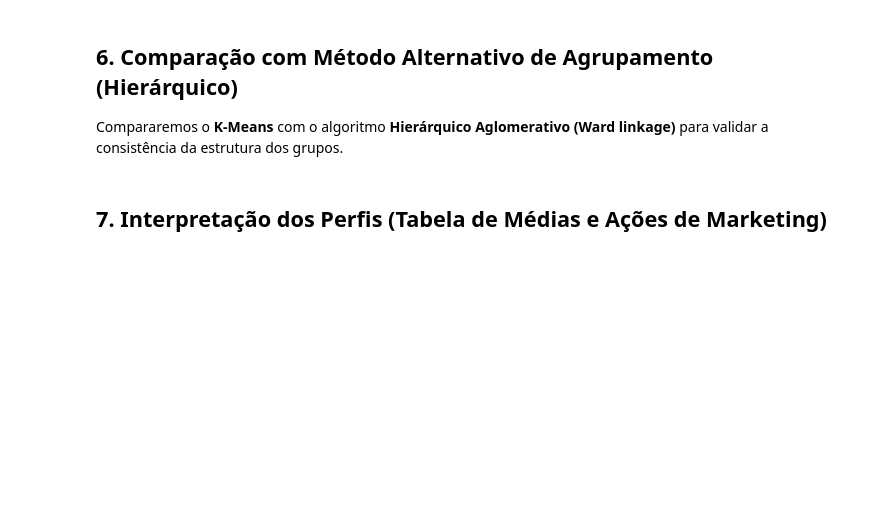
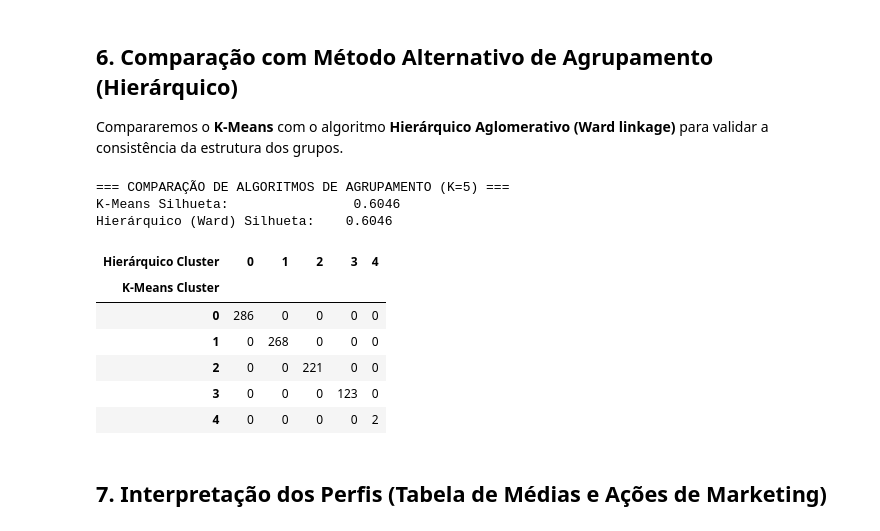
Before and after one commit to JoaoPSFranca/BCC-Aprendizado-de-Maquina, a Jupyter notebook: atividades/atividade_tres_bases/resolucao_base3_agrupamento_clientes.ipynb, the cells around one changed output. Drawn from its saved outputs; the diff is of its cells as text; code cells hidden in the pictures; blank space fills up the shorter version.

```diff
--- a/atividades/atividade_tres_bases/resolucao_base3_agrupamento_clientes.ipynb
+++ b/atividades/atividade_tres_bases/resolucao_base3_agrupamento_clientes.ipynb
@@ -169,25 +225,36 @@ Conclui-se com convicção estatística e coerência de negócio que **$K=4$ é
 Compararemos o **K-Means** com o algoritmo **Hierárquico Aglomerativo (Ward linkage)** para validar a consistência da estrutura dos grupos.
 # %%
 # Ajuste do K-Means final
-kmeans_final = KMeans(n_clusters=4, random_state=RANDOM_STATE, n_init=10)
+kmeans_final = KMeans(n_clusters=5, random_state=RANDOM_STATE, n_init=10)
 labels_kmeans = kmeans_final.fit_predict(X_scaled)
 
 # Ajuste do Clustering Hierárquico
-agg_clust = AgglomerativeClustering(n_clusters=4, linkage='ward')
+agg_clust = AgglomerativeClustering(n_clusters=5, linkage='ward')
 labels_agg = agg_clust.fit_predict(X_scaled)
 
 sil_kmeans = silhouette_score(X_scaled, labels_kmeans)
 sil_agg = silhouette_score(X_scaled, labels_agg)
 
-print("=== COMPARAÇÃO DE ALGORITMOS DE AGRUPAMENTO (K=4) ===")
+print("=== COMPARAÇÃO DE ALGORITMOS DE AGRUPAMENTO (K=5) ===")
 print(f"K-Means Silhueta:                {sil_kmeans:.4f}")
 print(f"Hierárquico (Ward) Silhueta:    {sil_agg:.4f}")
 
 # Tabela de contingência entre os dois métodos
 pd.crosstab(
     pd.Series(labels_kmeans, name='K-Means Cluster'),
     pd.Series(labels_agg, name='Hierárquico Cluster')
 )
+# %% [output]
+=== COMPARAÇÃO DE ALGORITMOS DE AGRUPAMENTO (K=5) ===
+K-Means Silhueta:                0.6046
+Hierárquico (Ward) Silhueta:    0.6046
+| Hierárquico Cluster | 0 | 1 | 2 | 3 | 4 |
+| K-Means Cluster |  |  |  |  |  |
+| 0 | 286 | 0 | 0 | 0 | 0 |
+| 1 | 0 | 268 | 0 | 0 | 0 |
+| 2 | 0 | 0 | 221 | 0 | 0 |
+| 3 | 0 | 0 | 0 | 123 | 0 |
+| 4 | 0 | 0 | 0 | 0 | 2 |
 # %% [markdown]
 ## 7. Interpretação dos Perfis (Tabela de Médias e Ações de Marketing)
 # %%
```
Also changed, not shown: parts of 13 cells of this notebook, 3 other files.
